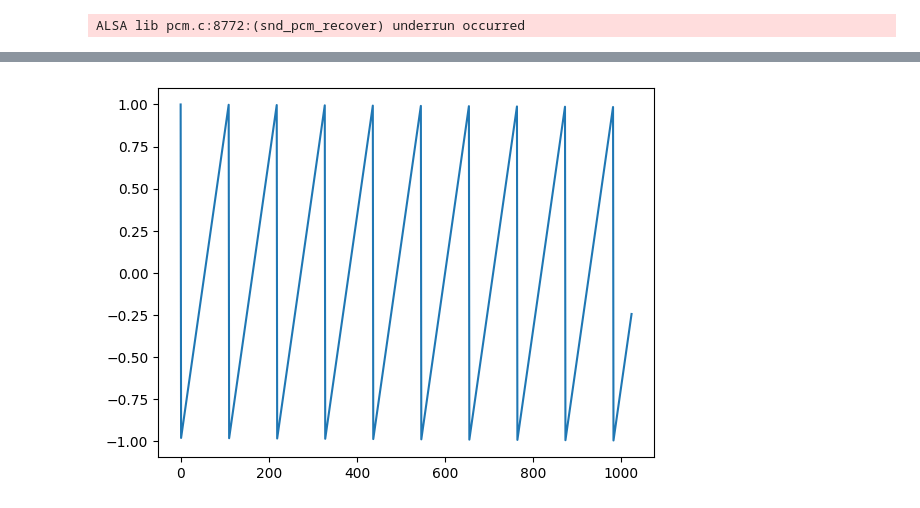
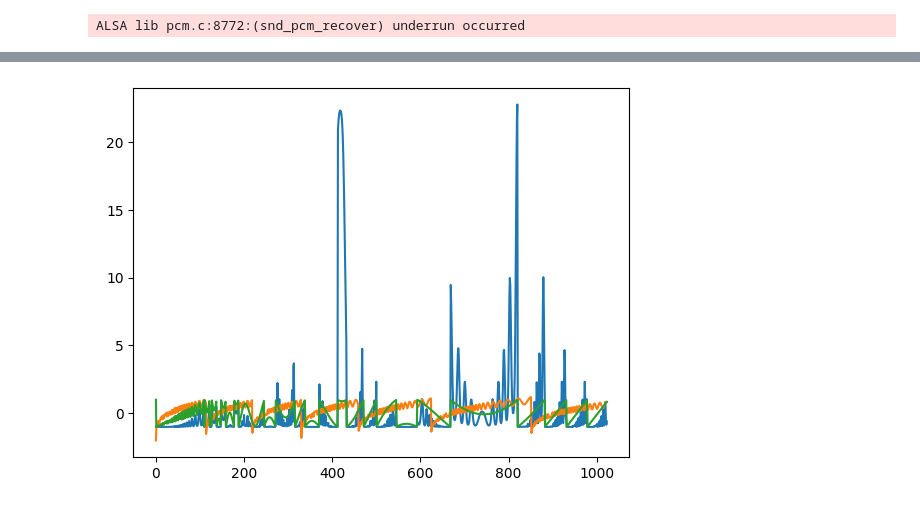
Before and after one commit to jperson4/Informatica-Musical, a Jupyter notebook: p5/p5.ipynb, the cells around one changed output, grey strips where cells are left out. Drawn from its saved outputs; the diff is of its cells as text; code cells hidden in the pictures.

```diff
--- a/p5/p5.ipynb
+++ b/p5/p5.ipynb
@@ -191,15 +211,22 @@ off
 # %%
 
-freq = C(440)
-# s1 = Rep(freq, XP(valor=freq, pow=C(4)) * C(2) - C(1))
-# s2 = Rep(freq, XP(valor=freq, pow=C(1/4)) * C(2) - C(1))
+# freq = C(440)
+
+freq = Sine(C(20000) / X(avoid0=True),
+            max=C(440, show=True),
+            min=C(220, show=True),
+            show=True)
+
+
+s1 = Rep(freq, XP(valor=freq, exp=C(4)) * C(2) - C(1))
+s2 = Rep(freq, XP(valor=freq, exp=C(1/4)) * C(3) - C(2))
 # s2 = Rep(C(440), XP(valor=C(440), pow=C(2)) * C(2) - C(1), phase=Sine(C(440)))
 s3 = Sawtooth(freq, phase=C(np.pi/2))
-# showOsc(s1, 1, True)
-# showOsc(s2, 1, True)
+showOsc(s1, 1, True)
+showOsc(s2, 1, True)
 showOsc(s3, 1, True)
-input = s3
+input = s1
 # %% [output]
-[figure, old version]
+[figure, new version]
 # %%
 input = None
```
Also changed, not shown: parts of 5 cells of this notebook, 7 other files.
